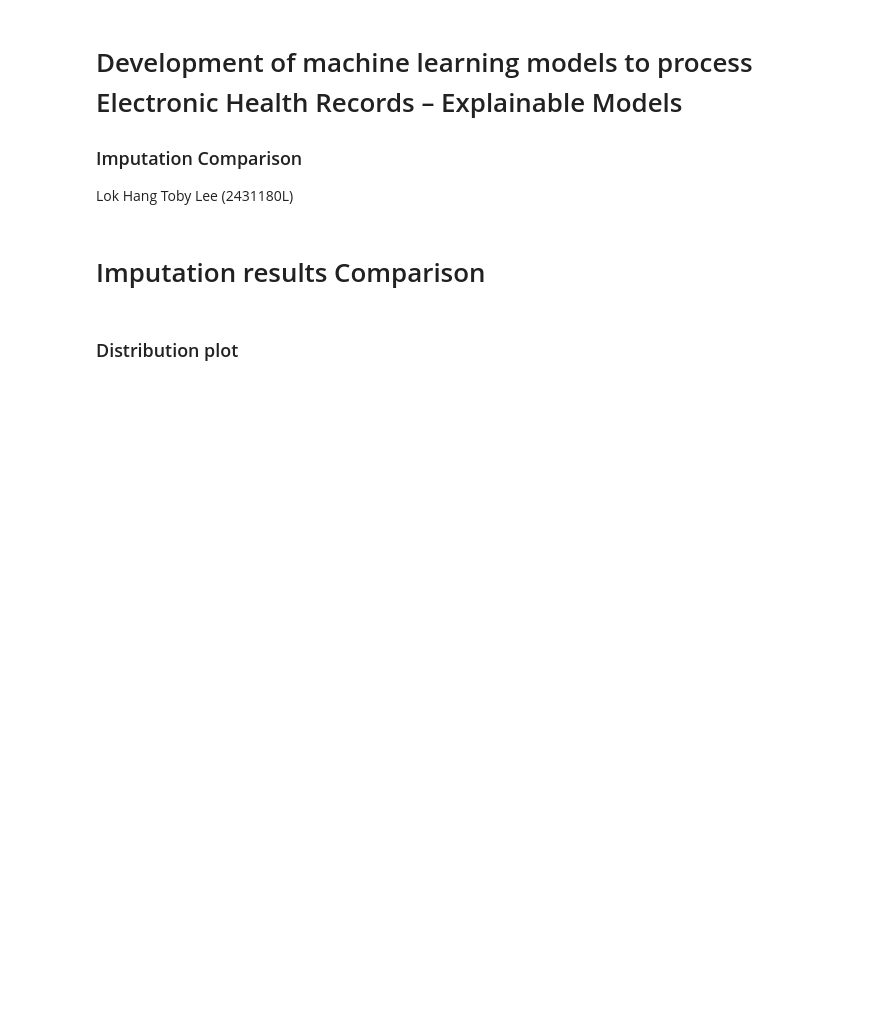
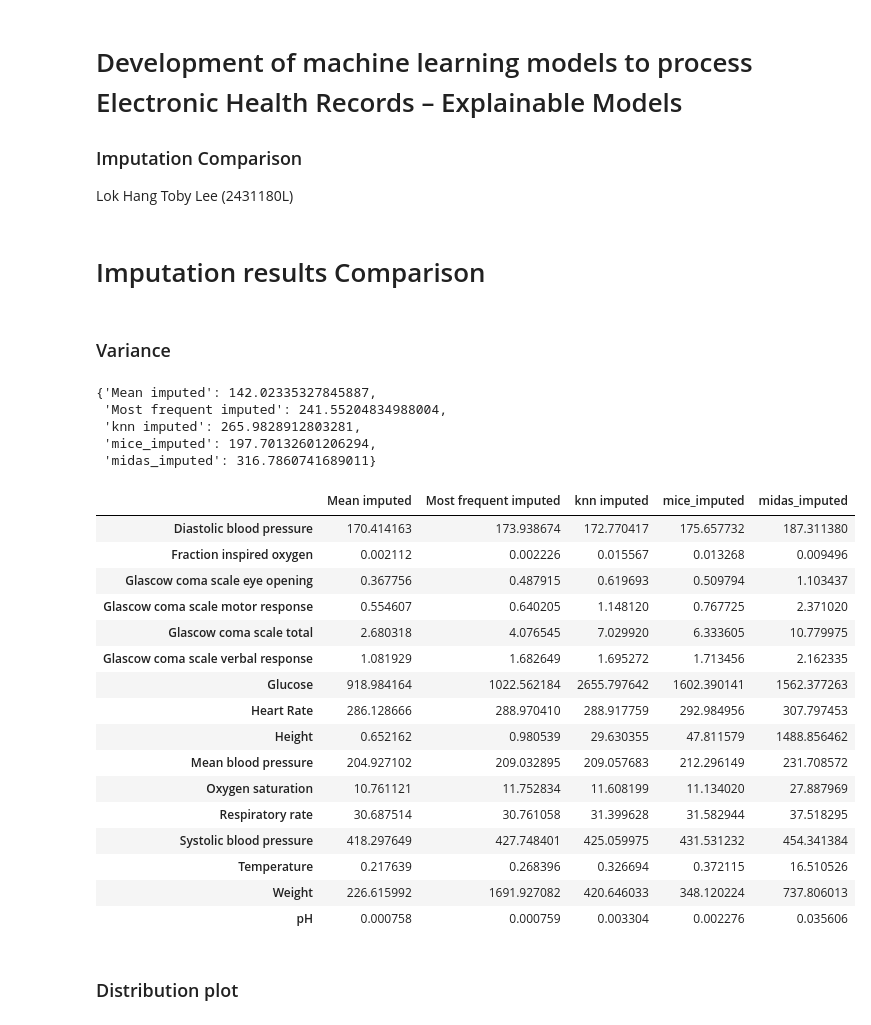
Before and after one commit to llhtoby/MIMIC-III-ML, a Jupyter notebook: src/Imputation comparison.ipynb, the cells around one changed output. Drawn from its saved outputs; the diff is of its cells as text; code cells hidden in the pictures; blank space fills up the shorter version.

```diff
--- a/src/Imputation comparison.ipynb
+++ b/src/Imputation comparison.ipynb
@@ -79,6 +79,45 @@ for i in range(len(imputed_data)):
             lows = imputed_data[i].index[imputed_data[i][column]<row['OUTLIER LOW'].values[0]].tolist()
             imputed_data[i].loc[highs,column]=row['IMPUTE'].values[0]
             imputed_data[i].loc[lows,column]=row['IMPUTE'].values[0]
+# %% [markdown]
+### Variance
+# %%
+imputed_data=[mean_imputed,mf_imputed,knn_imputed, mice_imputed, midas_imputed]
+imputed_labels=['Mean imputed', 'Most frequent imputed','knn imputed','mice_imputed','midas_imputed']
+
+variance_mean={}
+varaince_df=pd.DataFrame()
+for data, label in zip(imputed_data,imputed_labels):
+    varaince_df[label]=np.var(data)[4:]
+    variance_mean[label]=(np.mean(np.var(data)[4:]))
+
+variance_mean
+# %% [output]
+{'Mean imputed': 142.02335327845887,
+ 'Most frequent imputed': 241.55204834988004,
+ 'knn imputed': 265.9828912803281,
+ 'mice_imputed': 197.70132601206294,
+ 'midas_imputed': 316.7860741689011}
+# %%
+varaince_df
+# %% [output]
+|  | Mean imputed | Most frequent imputed | knn imputed | mice_imputed | midas_imputed |
+| Diastolic blood pressure | 170.414163 | 173.938674 | 172.770417 | 175.657732 | 187.311380 |
+| Fraction inspired oxygen | 0.002112 | 0.002226 | 0.015567 | 0.013268 | 0.009496 |
+| Glascow coma scale eye opening | 0.367756 | 0.487915 | 0.619693 | 0.509794 | 1.103437 |
+| Glascow coma scale motor response | 0.554607 | 0.640205 | 1.148120 | 0.767725 | 2.371020 |
+| Glascow coma scale total | 2.680318 | 4.076545 | 7.029920 | 6.333605 | 10.779975 |
+| Glascow coma scale verbal response | 1.081929 | 1.682649 | 1.695272 | 1.713456 | 2.162335 |
+| Glucose | 918.984164 | 1022.562184 | 2655.797642 | 1602.390141 | 1562.377263 |
+| Heart Rate | 286.128666 | 288.970410 | 288.917759 | 292.984956 | 307.797453 |
+| Height | 0.652162 | 0.980539 | 29.630355 | 47.811579 | 1488.856462 |
+| Mean blood pressure | 204.927102 | 209.032895 | 209.057683 | 212.296149 | 231.708572 |
+| Oxygen saturation | 10.761121 | 11.752834 | 11.608199 | 11.134020 | 27.887969 |
+| Respiratory rate | 30.687514 | 30.761058 | 31.399628 | 31.582944 | 37.518295 |
+| Systolic blood pressure | 418.297649 | 427.748401 | 425.059975 | 431.531232 | 454.341384 |
+| Temperature | 0.217639 | 0.268396 | 0.326694 | 0.372115 | 16.510526 |
+| Weight | 226.615992 | 1691.927082 | 420.646033 | 348.120224 | 737.806013 |
+| pH | 0.000758 | 0.000759 | 0.003304 | 0.002276 | 0.035606 |
 # %% [markdown]
 ### Distribution plot
 # %%
```
Also changed, not shown: parts of 7 cells of this notebook, 45 other files.
